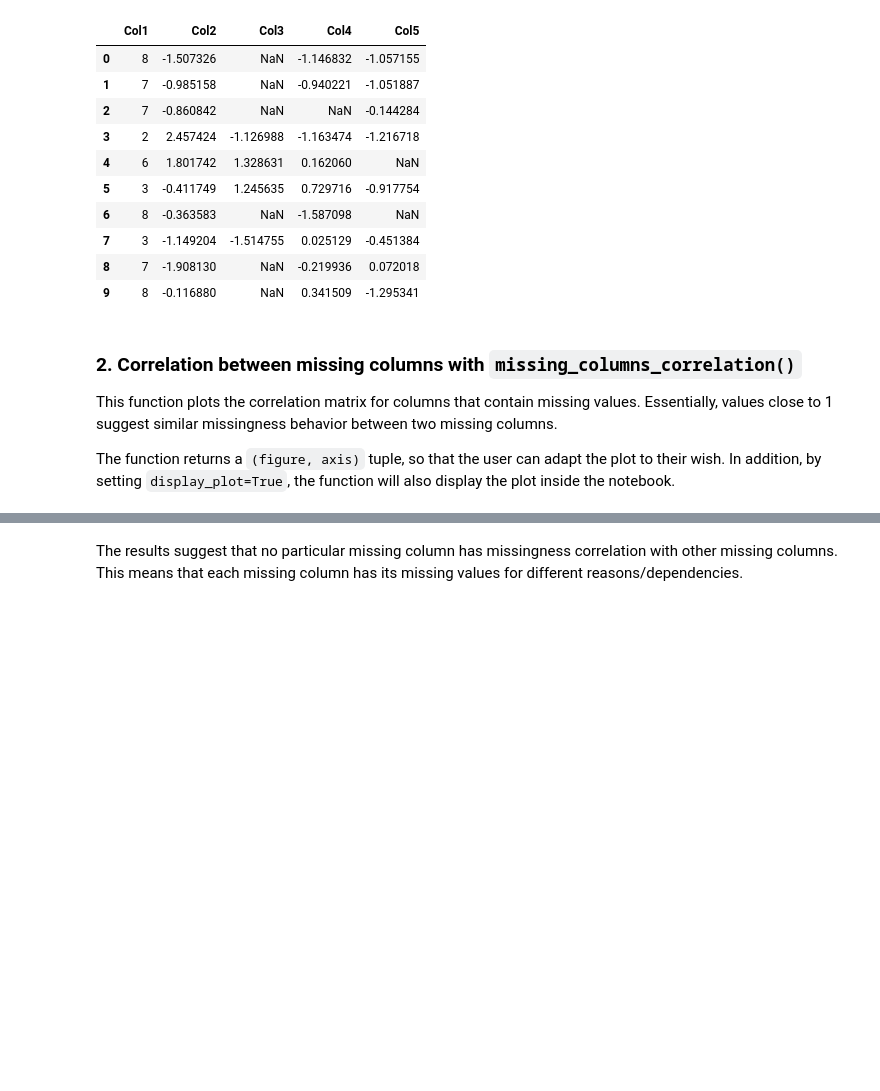
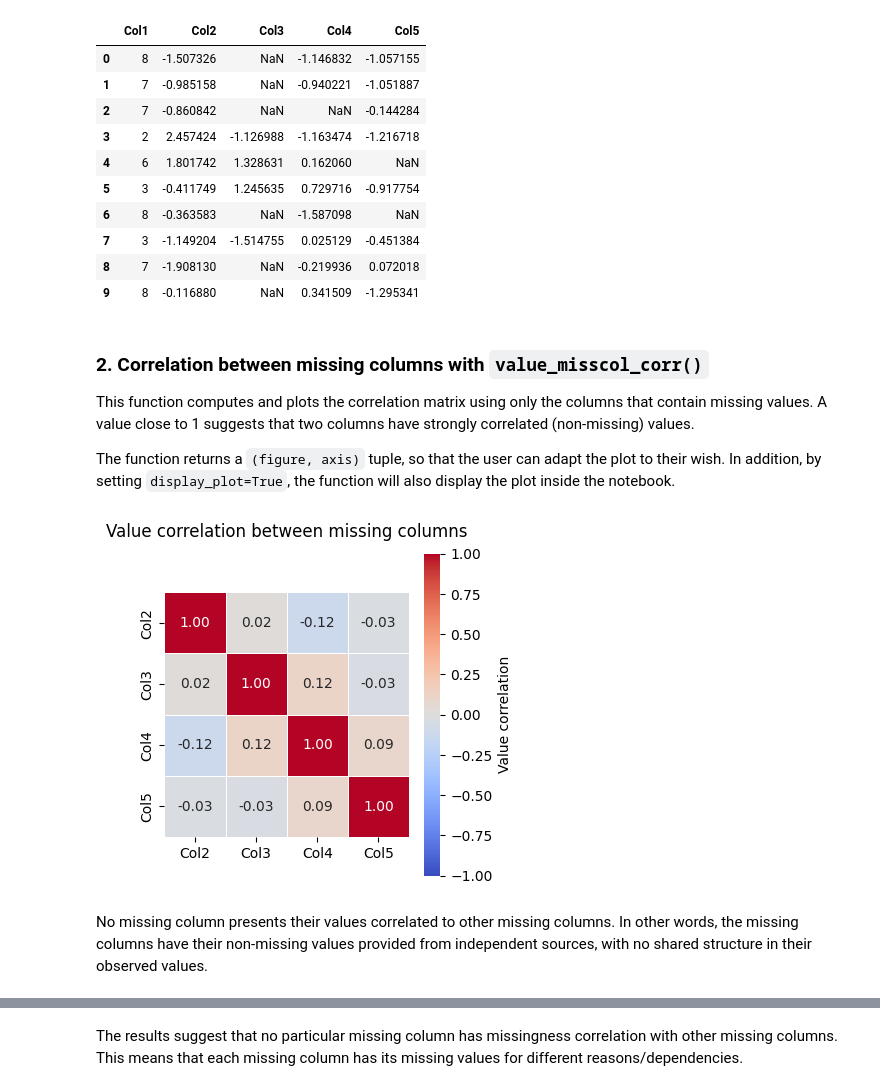
Before and after one commit to Ti-n-a/mechanism_viewer, a Jupyter notebook: examples/use_viewer_correlation.ipynb, the cells around one changed output, grey strips where cells are left out. Drawn from its saved outputs; the diff is of its cells as text; code cells hidden in the pictures; blank space fills up the shorter version.

```diff
--- a/examples/use_viewer_correlation.ipynb
+++ b/examples/use_viewer_correlation.ipynb
@@ -31,9 +31,16 @@ display(data.head(10))
 | 8 | 7 | -1.908130 | NaN | -0.219936 | 0.072018 |
 | 9 | 8 | -0.116880 | NaN | 0.341509 | -1.295341 |
 # %% [markdown]
-### 2. Correlation between missing columns with `missing_columns_correlation()`
+### 2. Correlation between missing columns with `value_misscol_corr()`
 
-This function plots the correlation matrix for columns that contain missing values.
-Essentially, values close to 1 suggest similar missingness behavior between two missing columns.
+This function computes and plots the correlation matrix using only the columns that contain missing values. A value close to 1 suggests that two columns have strongly correlated (non‑missing) values.
 
 The function returns a `(figure, axis)` tuple, so that the user can adapt the plot to their wish. In addition, by setting `display_plot=True`, the function will also display the plot inside the notebook.
+# %%
+from mechanism_viewer import value_misscol_corr
+
+fig_miss_corr, ax_miss_corr = value_misscol_corr(data, display_plot=True)
+# %% [output]
+[figure, added]
+# %% [markdown]
+No missing column presents their values correlated to other missing columns. In other words, the missing columns have their non-missing values provided from independent sources, with no shared structure in their observed values.
```
Also changed, not shown: parts of 3 cells of this notebook, 8 other files.
